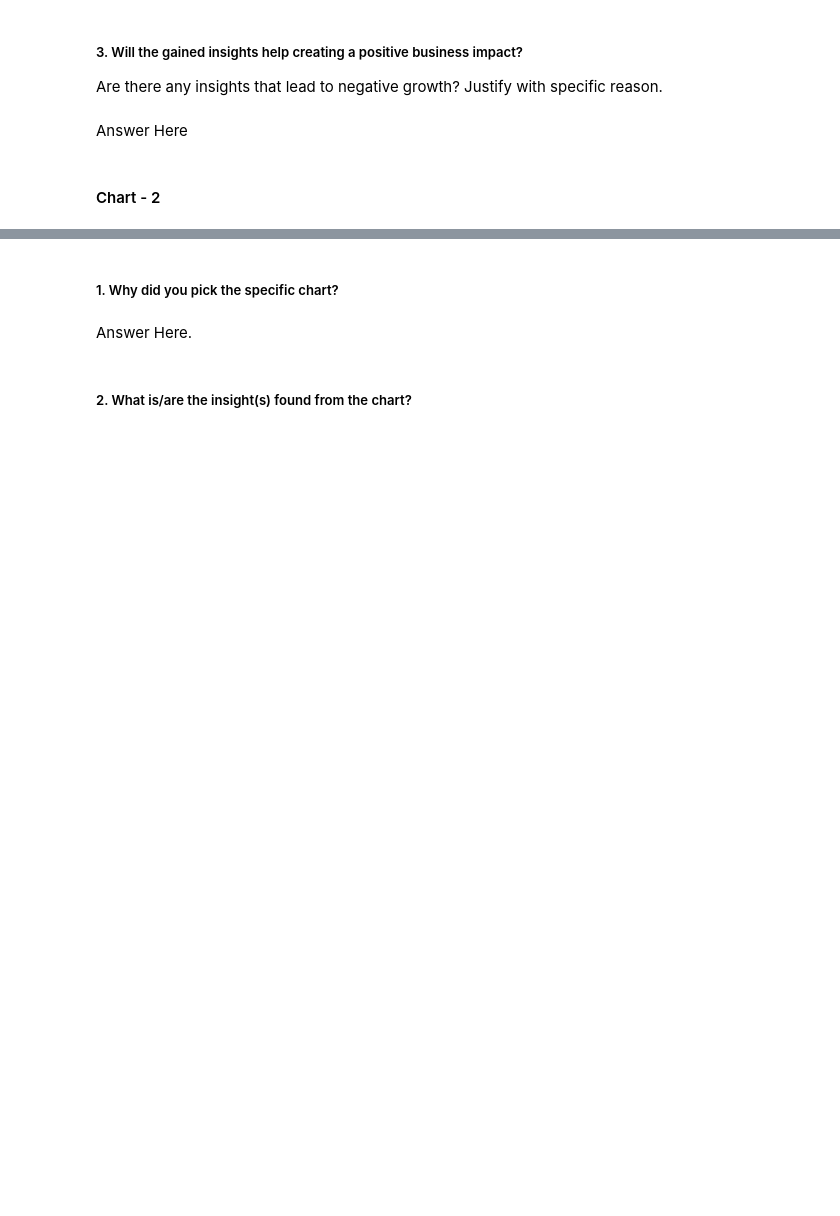
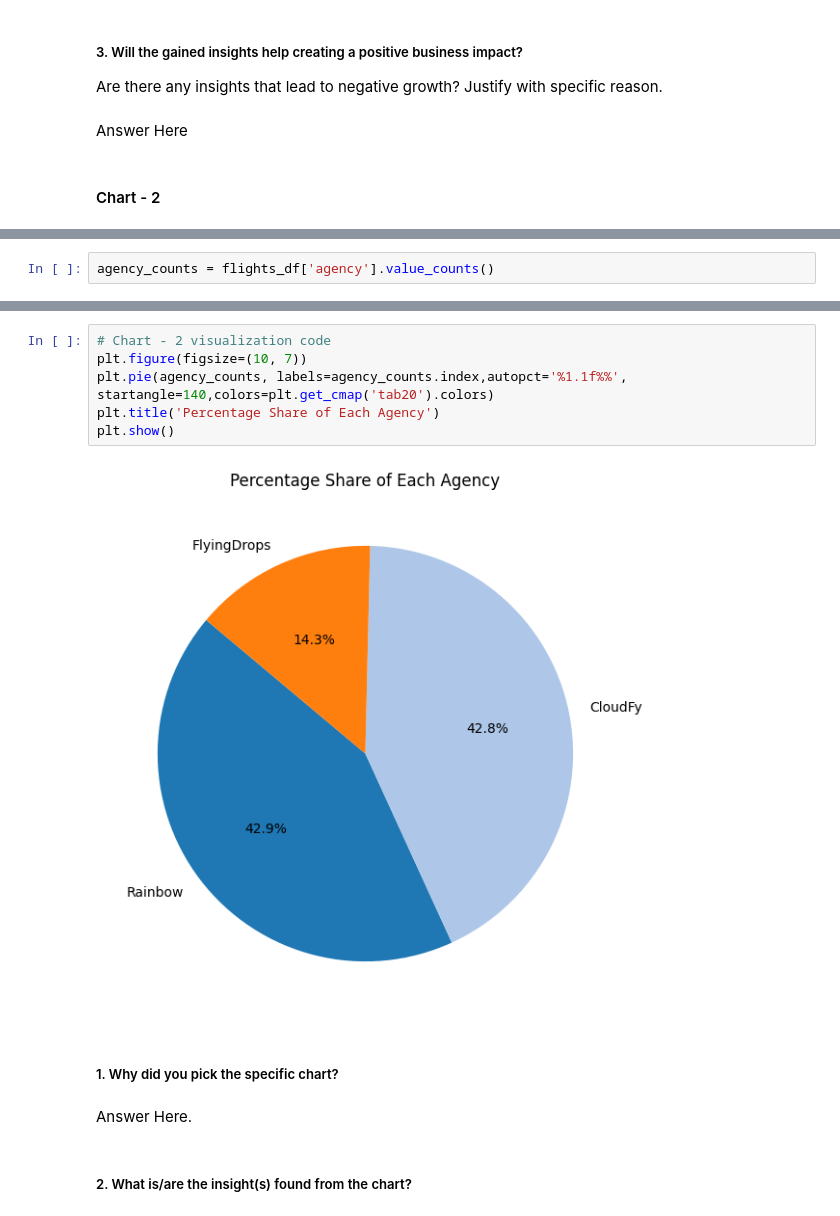
Before and after one commit to Navjotkhatri/Productionization_of_ML_Systems_in_Travel_Industry, a Jupyter notebook: Productionization_of_ML_Systems.ipynb, the cells around one changed output, grey strips where cells are left out. Drawn from its saved outputs; the diff is of its cells as text; blank space fills up the shorter version.

```diff
--- a/Productionization_of_ML_Systems.ipynb
+++ b/Productionization_of_ML_Systems.ipynb
@@ -580,0 +658,2 @@ Answer Here
+# %%
+agency_counts = flights_df['agency'].value_counts()
@@ -581,3 +668,11 @@ Answer Here
+# %%
+# Chart - 2 visualization code
+plt.figure(figsize=(10, 7))
+plt.pie(agency_counts, labels=agency_counts.index,autopct='%1.1f%%',  startangle=140,colors=plt.get_cmap('tab20').colors)
+plt.title('Percentage Share of Each Agency')
+plt.show()
+# %% [output]
+[figure, added]
 # %% [markdown]
 ##### 1. Why did you pick the specific chart?
 # %% [markdown]
```
Also changed, not shown: parts of 19 cells of this notebook.
